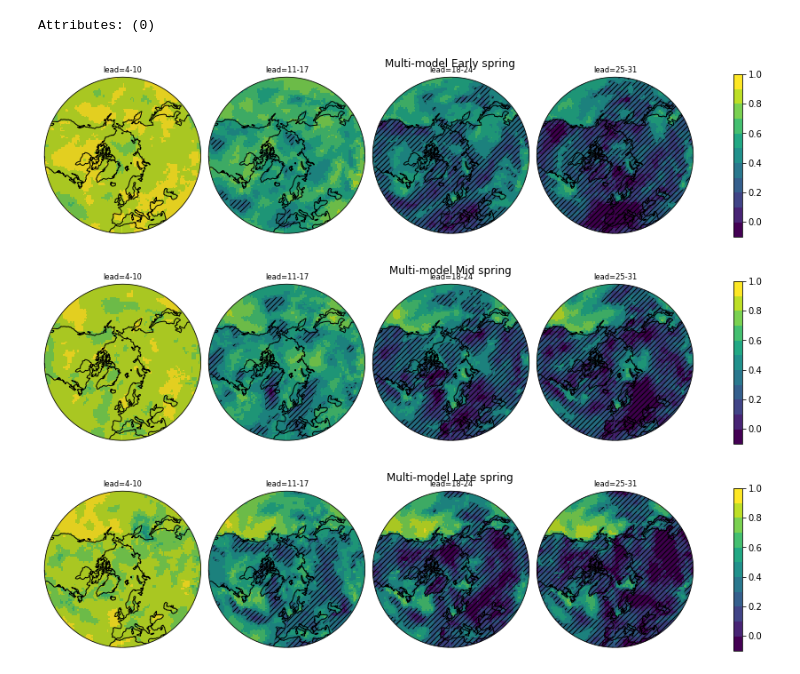
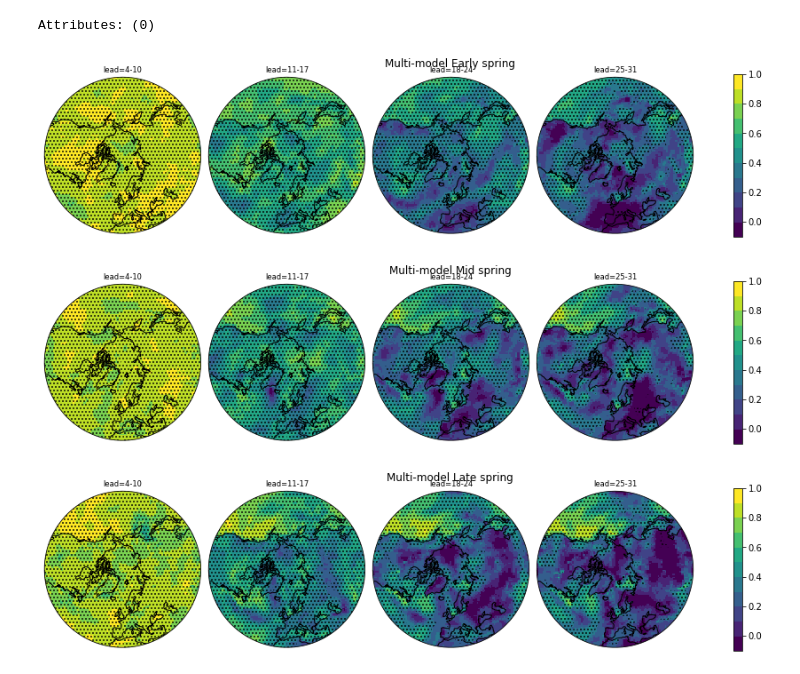
Before and after one commit to CArdilouze/Project_snow_BSC_CNRM, a Jupyter notebook: multimodel_corr.ipynb, the cells around one changed output. Drawn from its saved outputs; the diff is of its cells as text; code cells hidden in the pictures.

```diff
--- a/multimodel_corr.ipynb
+++ b/multimodel_corr.ipynb
@@ -155,7 +147,7 @@ def merge_ds(models,var):
 
 
 ##############################"
-def plot_corr(ds,nyear,ini): #ini = 0 pour early spring, 1 pour MId Spring ou 2 pour Late spring
+def plot_corr(ds,nyear,ini,threshold): #ini = 0 pour early spring, 1 pour MId Spring ou 2 pour Late spring
   a=ds.sel(init=ds.init[ini*4:ini*4+4])
   for y in range(1,nyear):
    a=xr.concat([a,ds.sel(init=ds.init[12*y+ini*4:12*y+ini*4+4])],dim='init')
@@ -165,17 +157,27 @@ def plot_corr(ds,nyear,ini): #ini = 0 pour early spring, 1 pour MId Spring ou 2
   hins2s=HindcastEnsemble(ds.chunk({'init':-1}))
   hins2s=hins2s.add_observations(obs.chunk({'time':-1})).compute()
   a=hins2s.smooth(dict(lead=7), how="mean").verify(metric="pearson_r",comparison="e2o",alignment="same_inits",dim=["init"]).sel(lead=["4-10","11-17","18-24","25-31"])
+  pval=hins2s.smooth(dict(lead=7), how="mean").verify(metric="pearson_r_eff_p_value",comparison="e2o",alignment="same_inits",dim=["init"]).sel(lead=["4-10","11-17","18-24","25-31"])
+
   plt.rcParams.update({'axes.titlesize': 'small'})
   p=a.to_array()[0,:,:,:].plot.imshow(x='lon',y='lat',col='lead',cmap='viridis',robust=True,levels=levels, transform=ccrs.PlateCarree(),subplot_kws=dict(projection=ccrs.NorthPolarStereo()))
-
+  b=a.where(pval<=threshold)
   for i,ax in enumerate(p.axes.flat):
-   b=a.to_array()[0,i,:,:]<0.4
-   b.plot.contourf('lon','lat',ax=ax,colors='None',add_colorbar=False,levels=3,hatches=['',4*'/'],transform=ccrs.PlateCarree(),alpha=0.1)
+   b.to_array()[0,i,:,:].plot.contourf('lon','lat',ax=ax,colors='None',add_colorbar=False,hatches=[3*'.'],transform=ccrs.PlateCarree(),alpha=0)
    pt.polarCentral_set_latlim(lat_lims,ax)
    ax.coastlines()
    ax.set_title('lead='+str(a.lead[i].values))
-  p.fig.suptitle('Multi-model'+' '+period(ini))
+  p.fig.suptitle('Multi-model'+' '+period(ini),y=1.05)
   plt.show()
+
+ #for i,ax in enumerate(p.axes.flat):
+ #  b=a.to_array()[0,i,:,:]<0.4
+ #  b.plot.contourf('lon','lat',ax=ax,colors='None',add_colorbar=False,levels=3,hatches=['',4*'/'],transform=ccrs.PlateCarree(),alpha=0.1)
+ #  pt.polarCentral_set_latlim(lat_lims,ax)
+ #  ax.coastlines()
+ #  ax.set_title('lead='+str(a.lead[i].values))
+ # p.fig.suptitle('Multi-model'+' '+period(ini))
+ # plt.show()
 # %%
 for var in variables:
  ds=merge_ds(models,var)
@@ -204,8 +206,8 @@ Attributes: (0)
 # %%
 for var in variables:
  for i in range(3):
-  plot_corr(ds,18,i)
+  plot_corr(ds,18,i,0.05) #Arguments: ds=input dataset, 18=Nb of years, i=0,1 or 2 (early, mid or late season) and 0.05=significance threshold for the correlation
 # %% [output]
-[figure, old version]
+[figure, new version]
-[figure, old version]
+[figure, new version]
-[figure, old version]
+[figure, new version]
```
Also changed, not shown: parts of 1 cell of this notebook.
